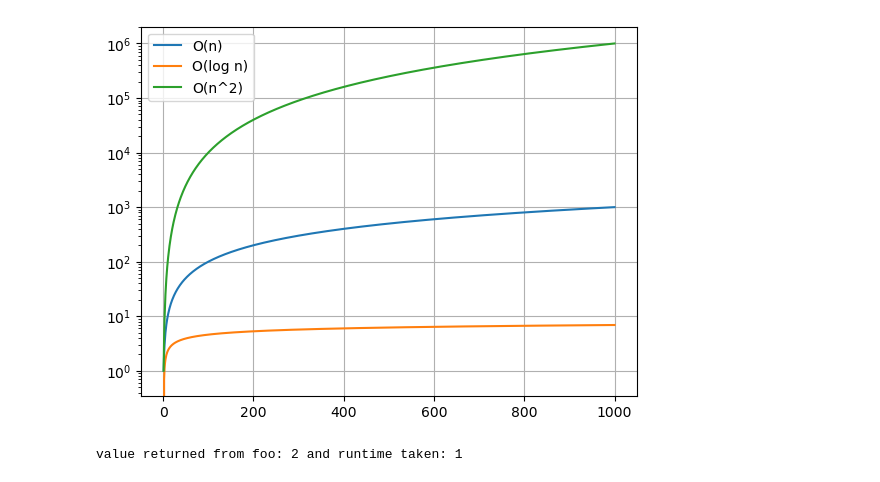
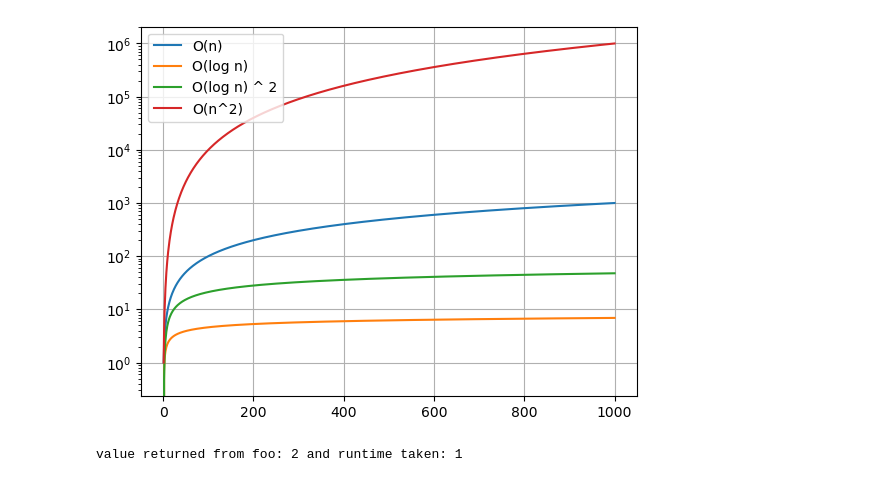
Before and after one commit to tulane-cmps6610-fall-2025/problem-set-01-arturoAltamirano, a Jupyter notebook: testingSolutions.ipynb, the cells around one changed output. Saved outputs shown, nothing was run; the diff lists cells and outputs as text; code cells hidden in the pictures.

```diff
--- a/testingSolutions.ipynb
+++ b/testingSolutions.ipynb
@@ -9,36 +9,35 @@ random.seed(42)
 # %%
 # O(n)
 n_values = np.arange(1, 1001)
 
 # O(n^2)
 n_values_squared = n_values ** 2
 
 # O(log n)
 log_values = np.log(n_values)
 
-# O(n)
-n_values = np.arange(1, 1001)
+# O(log n) ^ 2
+logN_squared = np.log(n_values) ** 2
 
-# O(n^2)
-n_values_squared = n_values ** 2
-
-# O(log n)
-log_values = np.log(n_values)
+# O(log n) ^ 3
+#logN_cubed = np.log(n_values) ** 3
 
 #take some values to plot the different functions
 fig, ax = plt.subplots()
 ax.plot(n_values, n_values, label="O(n)")
 ax.plot(n_values, log_values, label="O(log n)")
+ax.plot(n_values, logN_squared, label="O(log n) ^ 2")
+#ax.plot(n_values, logN_cubed, label="O(log n) ^ 3")
 ax.plot(n_values, n_values_squared, label="O(n^2)")
 
 ax.legend()
 ax.grid(True)
 ax.set_yscale("log")
 
 #store for later
 complexity_fig = fig
 # %% [output]
-[figure, old version]
+[figure, new version]
 # %%
 def foo(a, b, counter):
     if a == 0:
```
Also changed, not shown: parts of 7 cells of this notebook, 1 other file.
